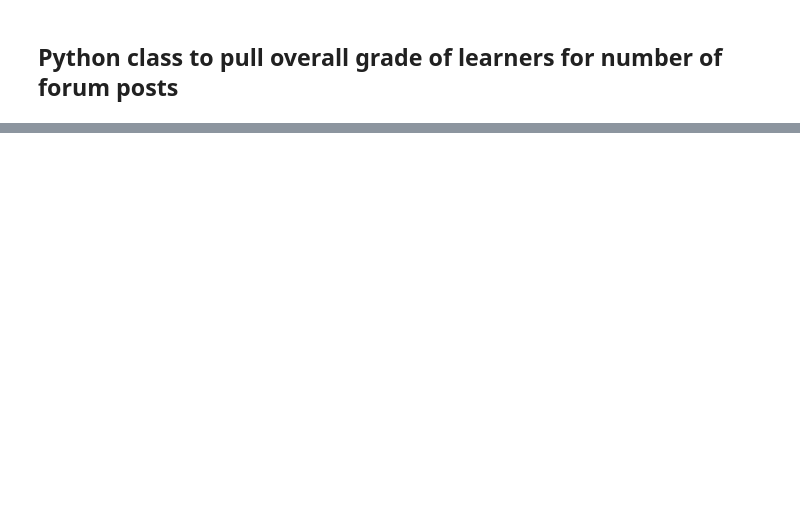
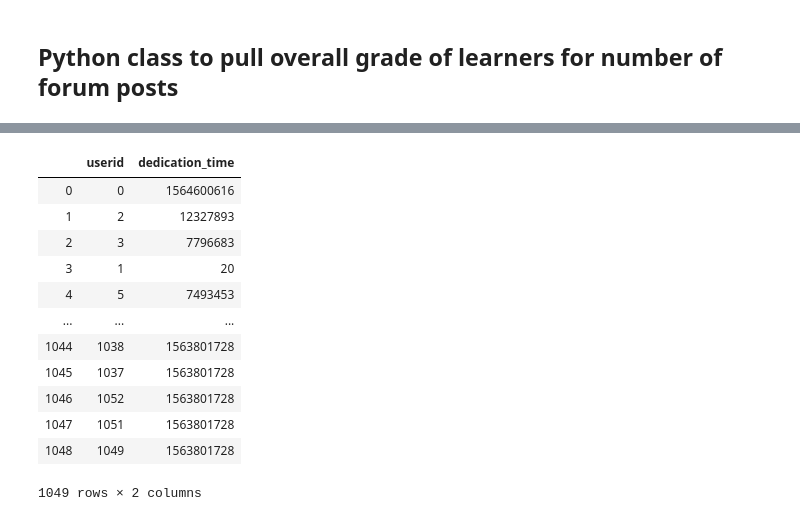
Before and after one commit to BrianOdhiambo/Education-Data-Log-Analysis, a Jupyter notebook: notebooks/Postgress_connect.ipynb, the cells around one changed output, grey strips where cells are left out. Saved outputs shown, nothing was run; the diff lists cells and outputs as text; code cells hidden in the pictures; blank space fills up the shorter version.

```diff
--- a/notebooks/Postgress_connect.ipynb
+++ b/notebooks/Postgress_connect.ipynb
@@ -626,0 +384,2 @@ The number of forum posts is: 131
+# %%
+log_df = pd.read_sql("select * from mdl_logstore_standard_log", engine)
@@ -626,0 +429,2 @@ The number of forum posts is: 131
+# %%
+log_in_out = log_df[(log_df.action == "loggedin") | (log_df.action == "loggedout")]
@@ -626,0 +450,45 @@ The number of forum posts is: 131
+# %%
+user_id =  log_df.userid.unique()
+
+d_times = {}
+
+for user in user_id:
+    log_user = log_df[log_df.userid == user].sort_values('timecreated')
+
+    d_time = 0
+    isLoggedIn = 0
+    loggedIn_timecreated = 0
+
+    for i in range(len(log_user)):
+        row = log_user.iloc[i,]
+
+        row_next = log_user.iloc[i+1,] if i+1 < len(log_user) else row
+
+        if(row.action == "loggedin"):
+            isLoggedIn = 1
+            loggedIn_timecreated = row.timecreated
+
+        if( (i+1 == len(log_user)) | ( (row_next.action == "loggedin") & (isLoggedIn == 1) ) ):
+            d_time += row.timecreated - loggedIn_timecreated
+            isLoggedIn = 0
+
+    d_times[user] = d_time
+# %%
+dedication_time_df = pd.DataFrame({'userid':list(d_times.keys()),
+                                  'dedication_time':list(d_times.values())})
+# %%
+dedication_time_df
+# %% [output]
+|  | userid | dedication_time |
+| 0 | 0 | 1564600616 |
+| 1 | 2 | 12327893 |
+| 2 | 3 | 7796683 |
+| 3 | 1 | 20 |
+| 4 | 5 | 7493453 |
+| ... | ... | ... |
+| 1044 | 1038 | 1563801728 |
+| 1045 | 1037 | 1563801728 |
+| 1046 | 1052 | 1563801728 |
+| 1047 | 1051 | 1563801728 |
+| 1048 | 1049 | 1563801728 |
+1049 rows × 2 columns
```
Also changed, not shown: parts of 60 cells of this notebook.
